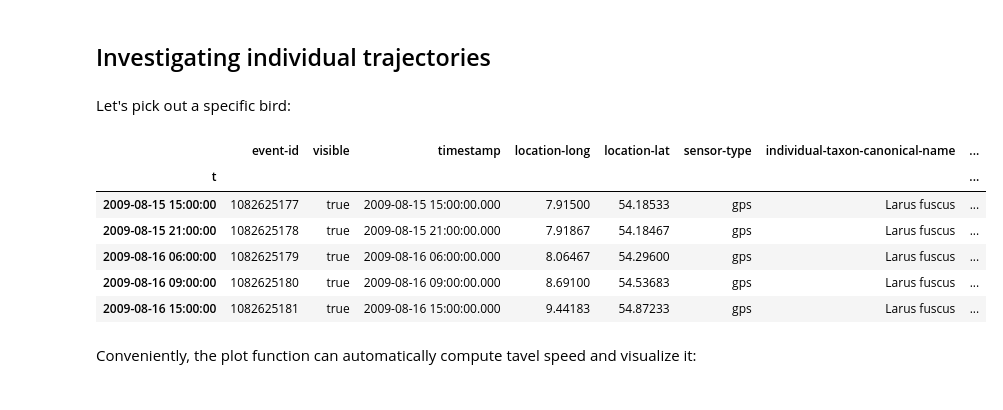
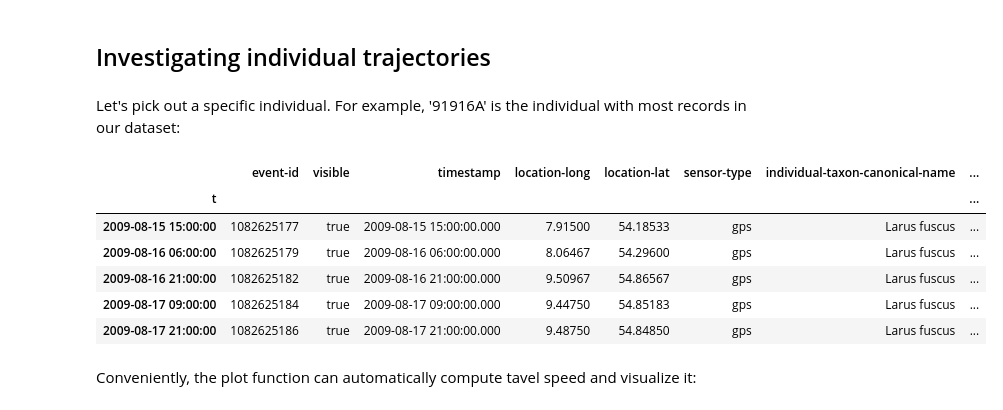
Before and after one commit to movingpandas/movingpandas, a Jupyter notebook: 2_bird_migration_analysis.ipynb, the cells around one changed output. Saved outputs shown, nothing was run; the diff lists cells and outputs as text; code cells hidden in the pictures.

```diff
--- a/2_bird_migration_analysis.ipynb
+++ b/2_bird_migration_analysis.ipynb
@@ -82,10 +82,11 @@ df['individual-local-identifier'].value_counts().plot(kind='bar', figsize=(17,3)
 Finally, let's create trajectories:
 # %%
 MIN_LENGTH = 100 # meters
+MIN_TIME_DELTA = timedelta(hours=12)
 
 t_start = datetime.now()
 
-trajectories = []
+all_trajectories = []
 
 for key, values in df.groupby(['individual-local-identifier']):
     if len(values) < 2:
@@ -93,8 +94,7 @@ for key, values in df.groupby(['individual-local-identifier']):
     trajectory = mp.Trajectory(key, values)
     if trajectory.get_length() < MIN_LENGTH:
         continue
-    #print(trajectory)
-    trajectories.append(trajectory)
+    all_trajectories.append(trajectory.generalize('min-time-delta', MIN_TIME_DELTA))
 
-print("Finished creating {} trajectories in {}".format(len(trajectories),datetime.now() - t_start))
+print("Finished creating {} trajectories in {}".format(len(all_trajectories),datetime.now() - t_start))
 # %% [output]
@@ -130,23 +102,23 @@ Wall time: 0 ns
 # %% [markdown]
 ## Investigating individual trajectories
 # %% [markdown]
-Let's pick out a specific bird:
+Let's pick out a specific individual. For example, '91916A' is the individual with most records in our dataset:
 # %%
 def get_individual(trajs, id):
     for traj in trajs:
         if traj.id == id:
             return traj
 
-my_traj = get_individual(trajectories, '91916A')
+my_traj = get_individual(all_trajectories, '91916A')
 my_traj.df.head()
 # %% [output]
 |  | event-id | visible | timestamp | location-long | location-lat | sensor-type | individual-taxon-canonical-name | ... |
 | t |  |  |  |  |  |  |  | ... |
 | 2009-08-15 15:00:00 | 1082625177 | true | 2009-08-15 15:00:00.000 | 7.91500 | 54.18533 | gps | Larus fuscus | ... |
-| 2009-08-15 21:00:00 | 1082625178 | true | 2009-08-15 21:00:00.000 | 7.91867 | 54.18467 | gps | Larus fuscus | ... |
 | 2009-08-16 06:00:00 | 1082625179 | true | 2009-08-16 06:00:00.000 | 8.06467 | 54.29600 | gps | Larus fuscus | ... |
-| 2009-08-16 09:00:00 | 1082625180 | true | 2009-08-16 09:00:00.000 | 8.69100 | 54.53683 | gps | Larus fuscus | ... |
-| 2009-08-16 15:00:00 | 1082625181 | true | 2009-08-16 15:00:00.000 | 9.44183 | 54.87233 | gps | Larus fuscus | ... |
+| 2009-08-16 21:00:00 | 1082625182 | true | 2009-08-16 21:00:00.000 | 9.50967 | 54.86567 | gps | Larus fuscus | ... |
+| 2009-08-17 09:00:00 | 1082625184 | true | 2009-08-17 09:00:00.000 | 9.44750 | 54.85183 | gps | Larus fuscus | ... |
+| 2009-08-17 21:00:00 | 1082625186 | true | 2009-08-17 21:00:00.000 | 9.48750 | 54.84850 | gps | Larus fuscus | ... |
 # %% [markdown]
 Conveniently, the plot function can automatically compute tavel speed and visualize it:
 # %%
```
Also changed, not shown: parts of 30 cells of this notebook, 5 other files.
